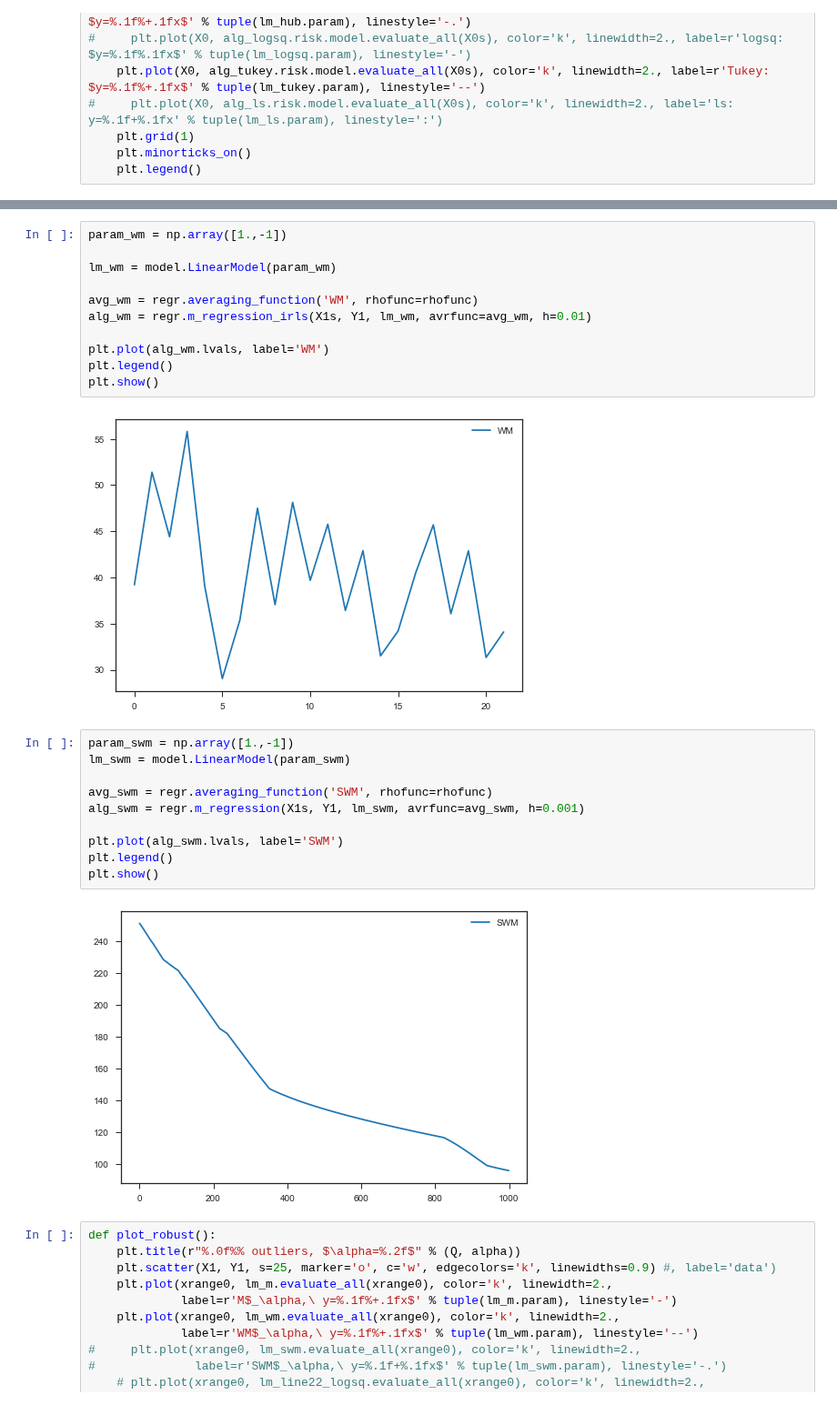
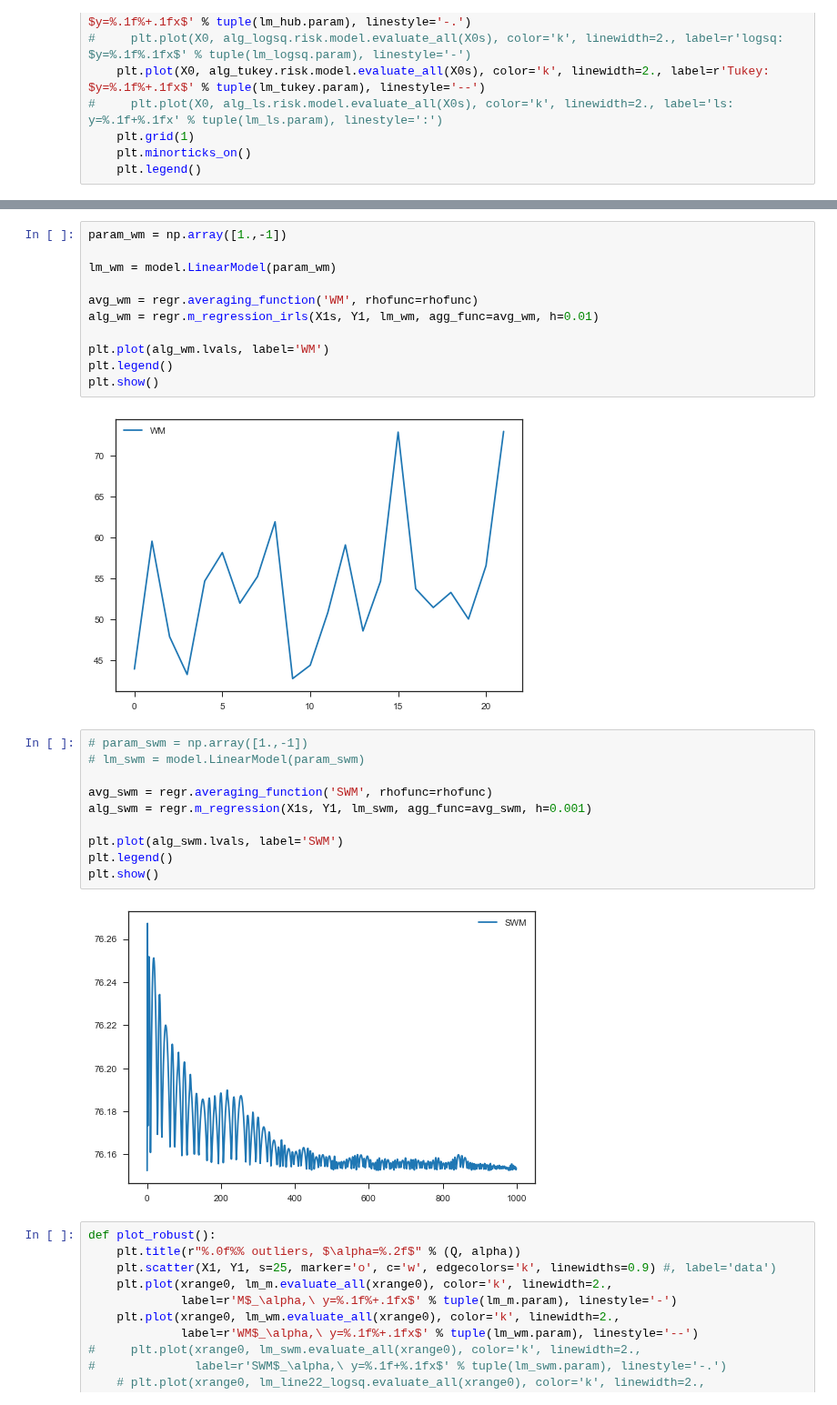
Before and after one commit to intellimath/mlgrad, a Jupyter notebook: examples/resistant_linear_regression.ipynb, the cells around one changed output, grey strips where cells are left out. Shown at 91% size. Cells and saved outputs as stored; diff of their text form.

```diff
--- a/examples/resistant_linear_regression.ipynb
+++ b/examples/resistant_linear_regression.ipynb
@@ -153,25 +153,25 @@ param_wm = np.array([1.,-1])
 lm_wm = model.LinearModel(param_wm)
 
 avg_wm = regr.averaging_function('WM', rhofunc=rhofunc)
-alg_wm = regr.m_regression_irls(X1s, Y1, lm_wm, avrfunc=avg_wm, h=0.01)
+alg_wm = regr.m_regression_irls(X1s, Y1, lm_wm, agg_func=avg_wm, h=0.01)
 
 plt.plot(alg_wm.lvals, label='WM')
 plt.legend()
 plt.show()
 # %% [output]
-[figure, old version]
+[figure, new version]
 # %%
-param_swm = np.array([1.,-1])
-lm_swm = model.LinearModel(param_swm)
+# param_swm = np.array([1.,-1])
+# lm_swm = model.LinearModel(param_swm)
 
 avg_swm = regr.averaging_function('SWM', rhofunc=rhofunc)
-alg_swm = regr.m_regression(X1s, Y1, lm_swm, avrfunc=avg_swm, h=0.001)
+alg_swm = regr.m_regression(X1s, Y1, lm_swm, agg_func=avg_swm, h=0.001)
 
 plt.plot(alg_swm.lvals, label='SWM')
 plt.legend()
 plt.show()
 # %% [output]
-[figure, old version]
+[figure, new version]
 # %%
 def plot_robust():
     plt.title(r"%.0f%% outliers, $\alpha=%.2f$" % (Q, alpha))
```
Also changed, not shown: parts of 4 cells of this notebook, 8 other files.
